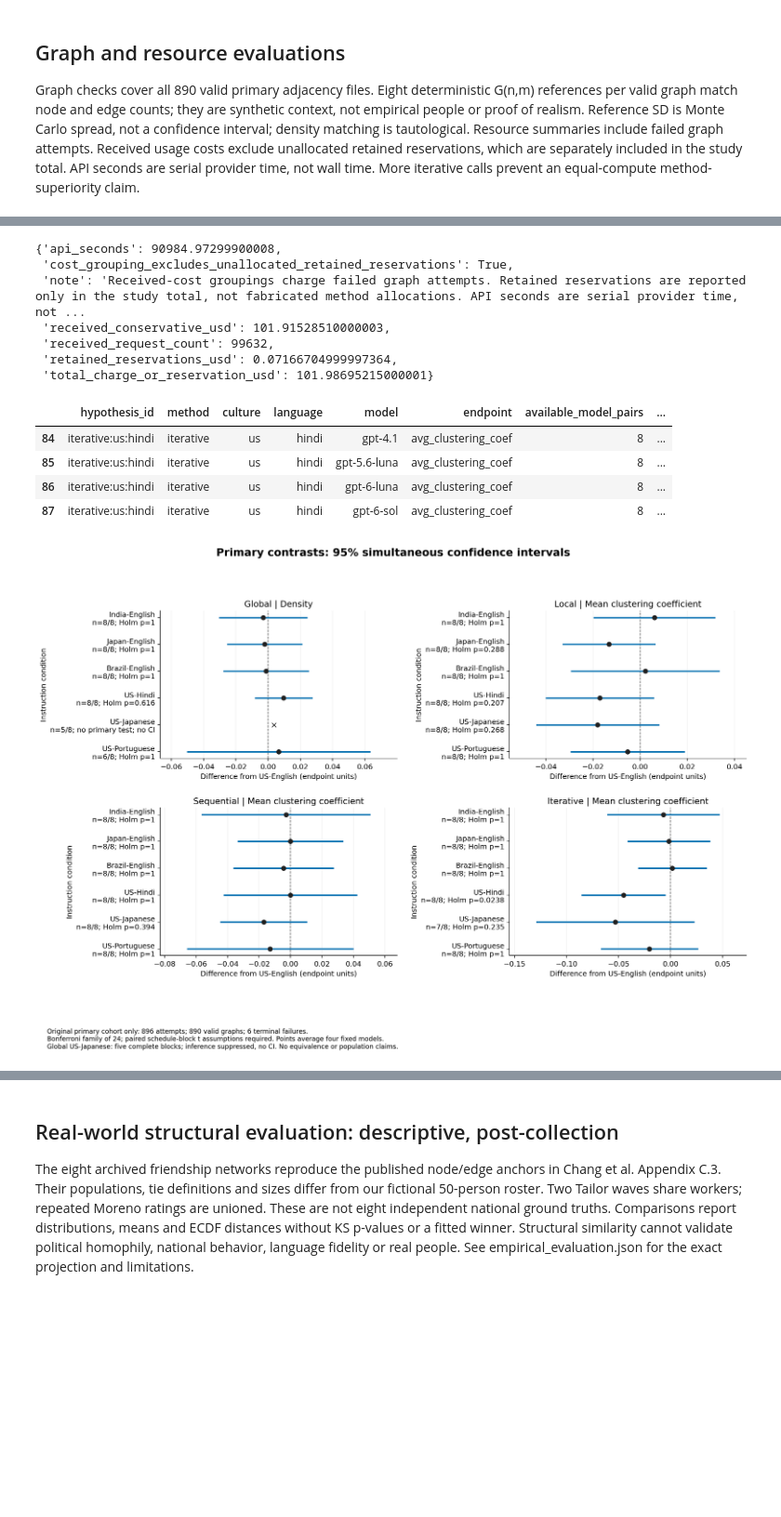
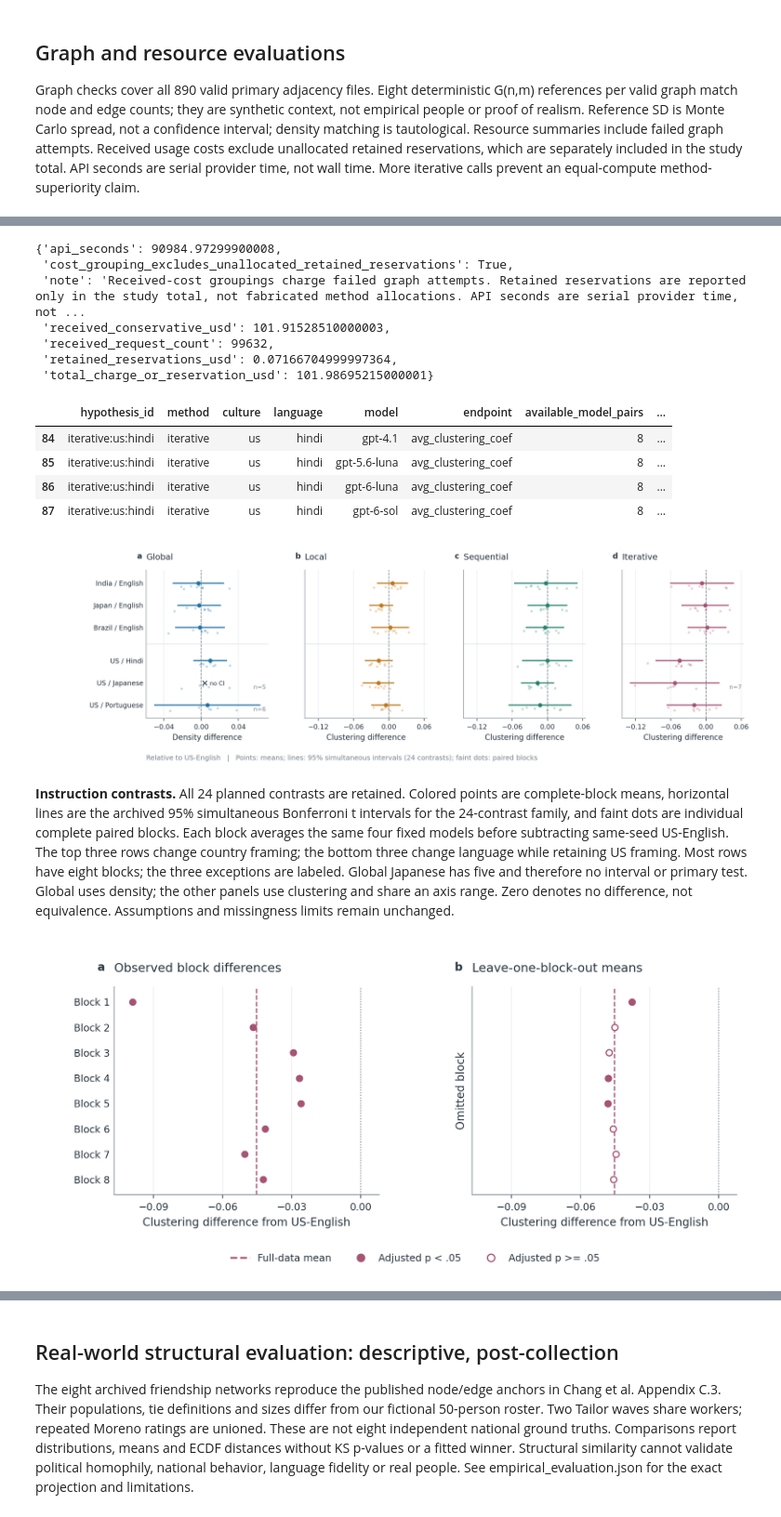
Before and after one commit to hemu77/UA_Capstone, a Jupyter notebook: analysis/01_primary_statistical_analysis.ipynb, the cells around one changed output, grey strips where cells are left out. Shown at 93% size. Cells and saved outputs as stored; diff of their text form; code cells hidden in the pictures; blank space fills up the shorter version.

Commit message:
Redesign research figures and replace main notebook displays

```diff
--- a/analysis/01_primary_statistical_analysis.ipynb
+++ b/analysis/01_primary_statistical_analysis.ipynb
@@ -117,7 +121,7 @@ display(json.loads((OUT / 'graph_evaluation.json').read_text()))
 display(pd.read_csv(OUT / 'resources_by_method_model.csv'))
 display(json.loads((OUT / 'resource_accounting.json').read_text()))
 display(pd.read_csv(OUT / 'model_contrasts_descriptive.csv').query("hypothesis_id == 'iterative:us:hindi'"))
-display(Image(filename=str(OUT / 'figures/01_primary_forest.png')))
+show(ROOT, ['01_primary_contrasts', '02_primary_robustness'])
 # %% [output]
 {'attempts': 896,
  'baseline_pvalues': False,
@@ -138,31 +142,42 @@ display(Image(filename=str(OUT / 'figures/01_primary_forest.png')))
  'verified_graphs': 890}
 |  | method | model | attempts | valid_graphs | requests | prompt_tokens | completion_tokens | ... |
 | 0 | global | gpt-4.1 | 56 | 56 | 56 | 56376 | 13645 | ... |
 | 1 | global | gpt-5.6-luna | 56 | 53 | 56 | 56320 | 27526 | ... |
 | 2 | global | gpt-6-luna | 56 | 55 | 56 | 56320 | 17945 | ... |
 | 3 | global | gpt-6-sol | 56 | 55 | 56 | 56320 | 25247 | ... |
 | 4 | iterative | gpt-4.1 | 56 | 55 | 18703 | 12943316 | 41061 | ... |
 | 5 | iterative | gpt-5.6-luna | 56 | 56 | 19410 | 13244491 | 100576 | ... |
 | 6 | iterative | gpt-6-luna | 56 | 56 | 19420 | 13248439 | 101736 | ... |
 | 7 | iterative | gpt-6-sol | 56 | 56 | 19440 | 13243063 | 100762 | ... |
 | 8 | local | gpt-4.1 | 56 | 56 | 2805 | 2461256 | 25702 | ... |
 | 9 | local | gpt-5.6-luna | 56 | 56 | 2804 | 2457561 | 34074 | ... |
 | 10 | local | gpt-6-luna | 56 | 56 | 2808 | 2461092 | 34955 | ... |
 | 11 | local | gpt-6-sol | 56 | 56 | 2800 | 2454050 | 34289 | ... |
 | 12 | sequential | gpt-4.1 | 56 | 56 | 2806 | 2765964 | 25698 | ... |
 | 13 | sequential | gpt-5.6-luna | 56 | 56 | 2806 | 2763209 | 34092 | ... |
 | 14 | sequential | gpt-6-luna | 56 | 56 | 2806 | 2763075 | 34618 | ... |
 | 15 | sequential | gpt-6-sol | 56 | 56 | 2800 | 2757106 | 34317 | ... |
 {'api_seconds': 90984.97299900008,
  'cost_grouping_excludes_unallocated_retained_reservations': True,
  'note': 'Received-cost groupings charge failed graph attempts. Retained reservations are reported only in the study total, not fabricated method allocations. API seconds are serial provider time, not ...
  'received_conservative_usd': 101.91528510000003,
  'received_request_count': 99632,
  'retained_reservations_usd': 0.07166704999997364,
  'total_charge_or_reservation_usd': 101.98695215000001}
 |  | hypothesis_id | method | culture | language | model | endpoint | available_model_pairs | ... |
 | 84 | iterative:us:hindi | iterative | us | hindi | gpt-4.1 | avg_clustering_coef | 8 | ... |
 | 85 | iterative:us:hindi | iterative | us | hindi | gpt-5.6-luna | avg_clustering_coef | 8 | ... |
 | 86 | iterative:us:hindi | iterative | us | hindi | gpt-6-luna | avg_clustering_coef | 8 | ... |
 | 87 | iterative:us:hindi | iterative | us | hindi | gpt-6-sol | avg_clustering_coef | 8 | ... |
-[figure, old version]
+[figure, new version]
+**Instruction contrasts.** All 24 planned contrasts are retained. Colored points
+are complete-block means, horizontal lines are the archived 95% simultaneous
+Bonferroni t intervals for the 24-contrast family, and faint dots are individual
+complete paired blocks. Each block averages the same four fixed models before
+subtracting same-seed US-English. The top three rows change country framing;
+the bottom three change language while retaining US framing. Most rows have
+eight blocks; the three exceptions are labeled. Global Japanese has five and
+therefore no interval or primary test. Global uses density; the other panels
+use clustering and share an axis range. Zero denotes no difference, not
+equivalence. Assumptions and missingness limits remain unchanged.
+[figure, added]
```
Also changed, not shown: parts of 4 cells of this notebook, 54 other files.
